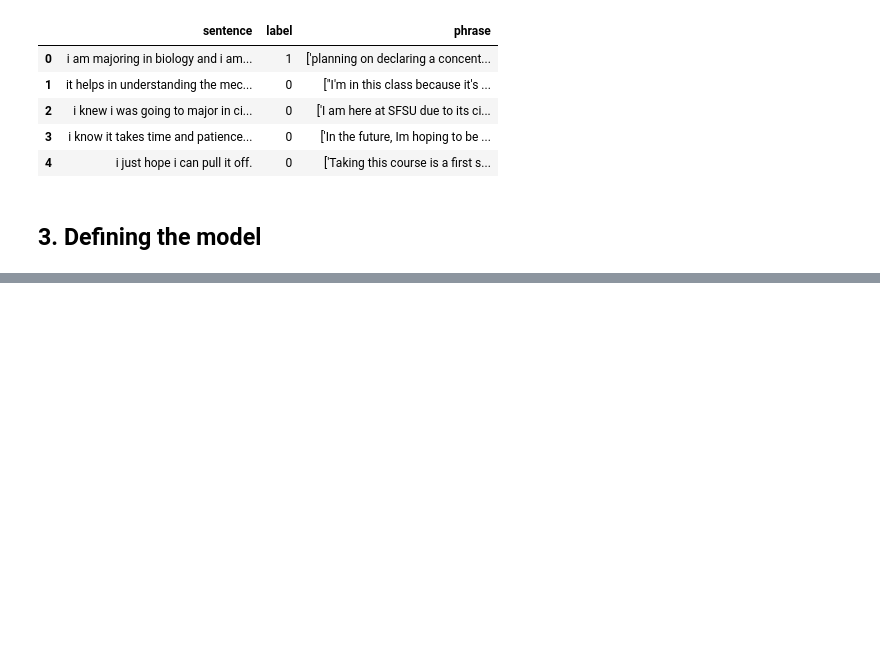
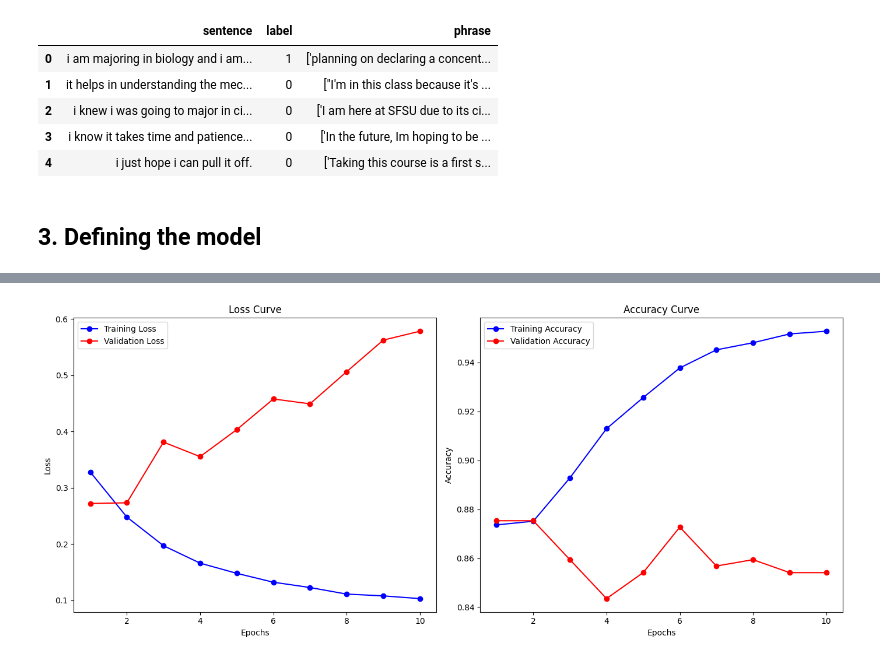
Before and after one commit to gianclbal/ml-alma-taccti, a Jupyter notebook: src/training/using_pytorch/atn_pytorch_distilbert.ipynb, the cells around one changed output, grey strips where cells are left out. Saved outputs shown, nothing was run; the diff lists cells and outputs as text; code cells hidden in the pictures; blank space fills up the shorter version.

```diff
--- a/src/training/using_pytorch/atn_pytorch_distilbert.ipynb
+++ b/src/training/using_pytorch/atn_pytorch_distilbert.ipynb
@@ -284,0 +430,42 @@ Error:
+# %%
+import matplotlib.pyplot as plt
+
+
+# values for run with l2 regularization
+epochs = list(range(1, 11))  # Epochs from 1 to 10
+
+train_losses = [0.3282, 0.2481, 0.1972, 0.1662, 0.1481, 0.1323, 0.1229, 0.1112, 0.1080, 0.1032]
+val_losses = [0.2722, 0.2735, 0.3813, 0.3555, 0.4035, 0.4580, 0.4494, 0.5064, 0.5626, 0.5784]
+train_accuracies = [0.8736, 0.8751, 0.8928, 0.9129, 0.9256, 0.9377, 0.9451, 0.9480, 0.9516, 0.9527]
+val_accuracies = [0.8753, 0.8753, 0.8594, 0.8435, 0.8541, 0.8727, 0.8568, 0.8594, 0.8541, 0.8541]
+
+def plot_learning_curves(train_losses, val_losses, train_accuracies, val_accuracies):
+    epochs = range(1, len(train_losses) + 1)
+
+    plt.figure(figsize=(14, 6))
+
+    # Plot loss
+    plt.subplot(1, 2, 1)
+    plt.plot(epochs, train_losses, 'bo-', label='Training Loss')
+    plt.plot(epochs, val_losses, 'ro-', label='Validation Loss')
+    plt.title('Loss Curve')
+    plt.xlabel('Epochs')
+    plt.ylabel('Loss')
+    plt.legend()
+
+    # Plot accuracy
+    plt.subplot(1, 2, 2)
+    plt.plot(epochs, train_accuracies, 'bo-', label='Training Accuracy')
+    plt.plot(epochs, val_accuracies, 'ro-', label='Validation Accuracy')
+    plt.title('Accuracy Curve')
+    plt.xlabel('Epochs')
+    plt.ylabel('Accuracy')
+    plt.legend()
+
+    plt.tight_layout()
+    plt.show()
+
+# Call the plotting function
+plot_learning_curves(train_losses, val_losses, train_accuracies, val_accuracies)
+# %% [output]
+[figure, added]
```
Also changed, not shown: parts of 22 cells of this notebook.
